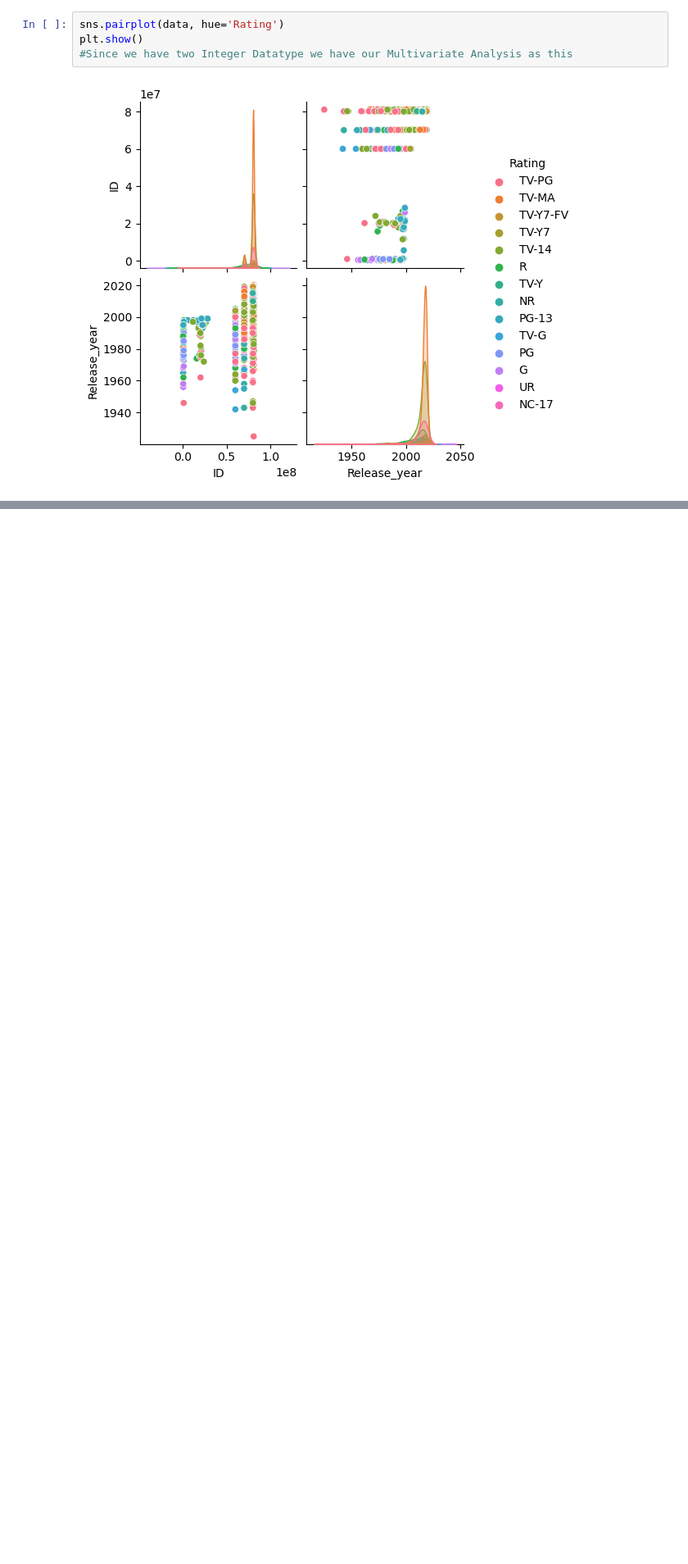
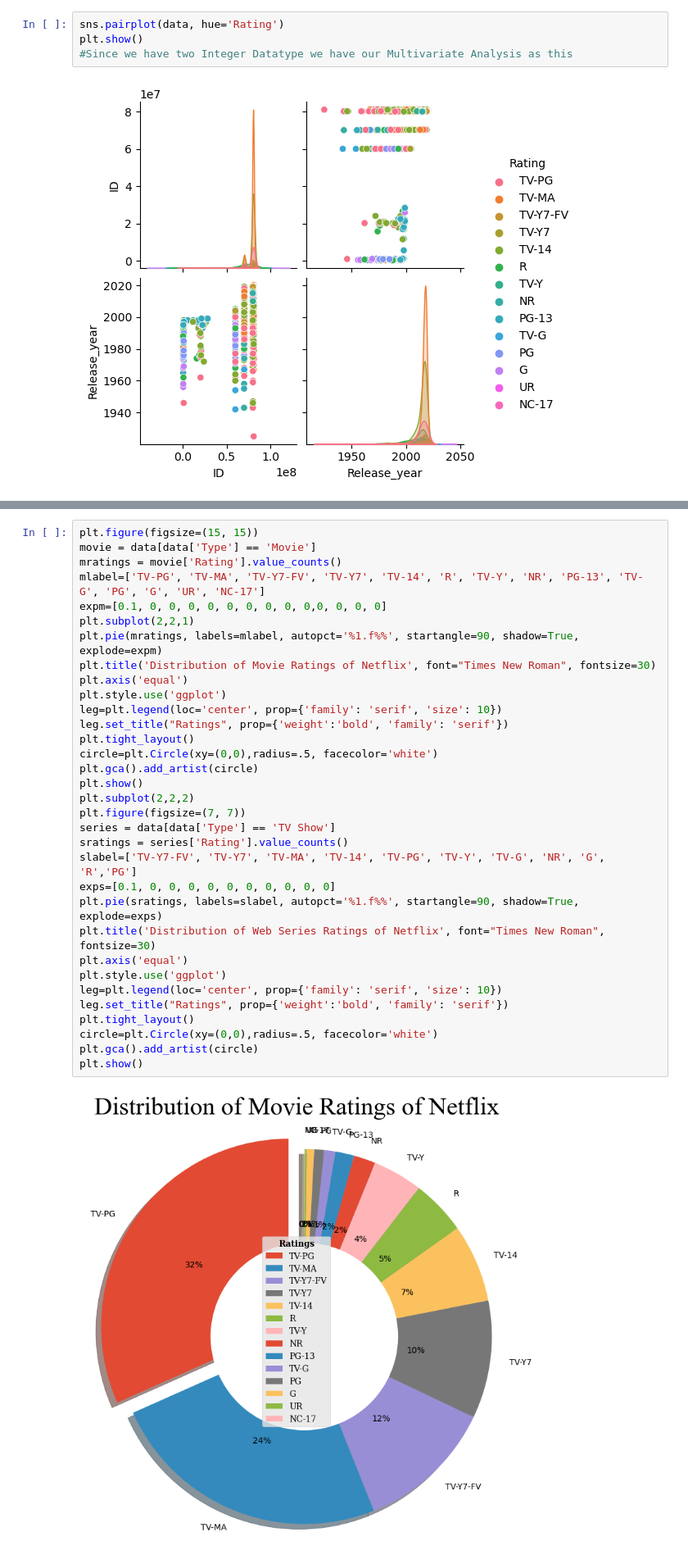
Before and after one commit to 6116-wahid/6116_Netflix_DataVisualization, a Jupyter notebook: 6116_Netflix_Data_Visualization.ipynb, the cells around one changed output, grey strips where cells are left out. Shown at 82% size. Drawn from its saved outputs; the diff is of its cells as text; blank space fills up the shorter version.

```diff
--- a/6116_Netflix_Data_Visualization.ipynb
+++ b/6116_Netflix_Data_Visualization.ipynb
@@ -249,0 +286,35 @@ plt.show()
+# %%
+plt.figure(figsize=(15, 15))
+movie = data[data['Type'] == 'Movie']
+mratings = movie['Rating'].value_counts()
+mlabel=['TV-PG', 'TV-MA', 'TV-Y7-FV', 'TV-Y7', 'TV-14', 'R', 'TV-Y', 'NR', 'PG-13', 'TV-G', 'PG', 'G', 'UR', 'NC-17']
+expm=[0.1, 0, 0, 0, 0, 0, 0, 0, 0, 0,0, 0, 0, 0]
+plt.subplot(2,2,1)
+plt.pie(mratings, labels=mlabel, autopct='%1.f%%', startangle=90, shadow=True, explode=expm)
+plt.title('Distribution of Movie Ratings of Netflix', font="Times New Roman", fontsize=30)
+plt.axis('equal')
+plt.style.use('ggplot')
+leg=plt.legend(loc='center', prop={'family': 'serif', 'size': 10})
+leg.set_title("Ratings", prop={'weight':'bold', 'family': 'serif'})
+plt.tight_layout()
+circle=plt.Circle(xy=(0,0),radius=.5, facecolor='white')
+plt.gca().add_artist(circle)
+plt.show()
+plt.subplot(2,2,2)
+plt.figure(figsize=(7, 7))
+series = data[data['Type'] == 'TV Show']
+sratings = series['Rating'].value_counts()
+slabel=['TV-Y7-FV', 'TV-Y7', 'TV-MA', 'TV-14', 'TV-PG', 'TV-Y', 'TV-G', 'NR', 'G', 'R','PG']
+exps=[0.1, 0, 0, 0, 0, 0, 0, 0, 0, 0, 0]
+plt.pie(sratings, labels=slabel, autopct='%1.f%%', startangle=90, shadow=True, explode=exps)
+plt.title('Distribution of Web Series Ratings of Netflix', font="Times New Roman", fontsize=30)
+plt.axis('equal')
+plt.style.use('ggplot')
+leg=plt.legend(loc='center', prop={'family': 'serif', 'size': 10})
+leg.set_title("Ratings", prop={'weight':'bold', 'family': 'serif'})
+plt.tight_layout()
+circle=plt.Circle(xy=(0,0),radius=.5, facecolor='white')
+plt.gca().add_artist(circle)
+plt.show()
+# %% [output]
+[figure, added]
```
Also changed, not shown: parts of 11 cells of this notebook.
